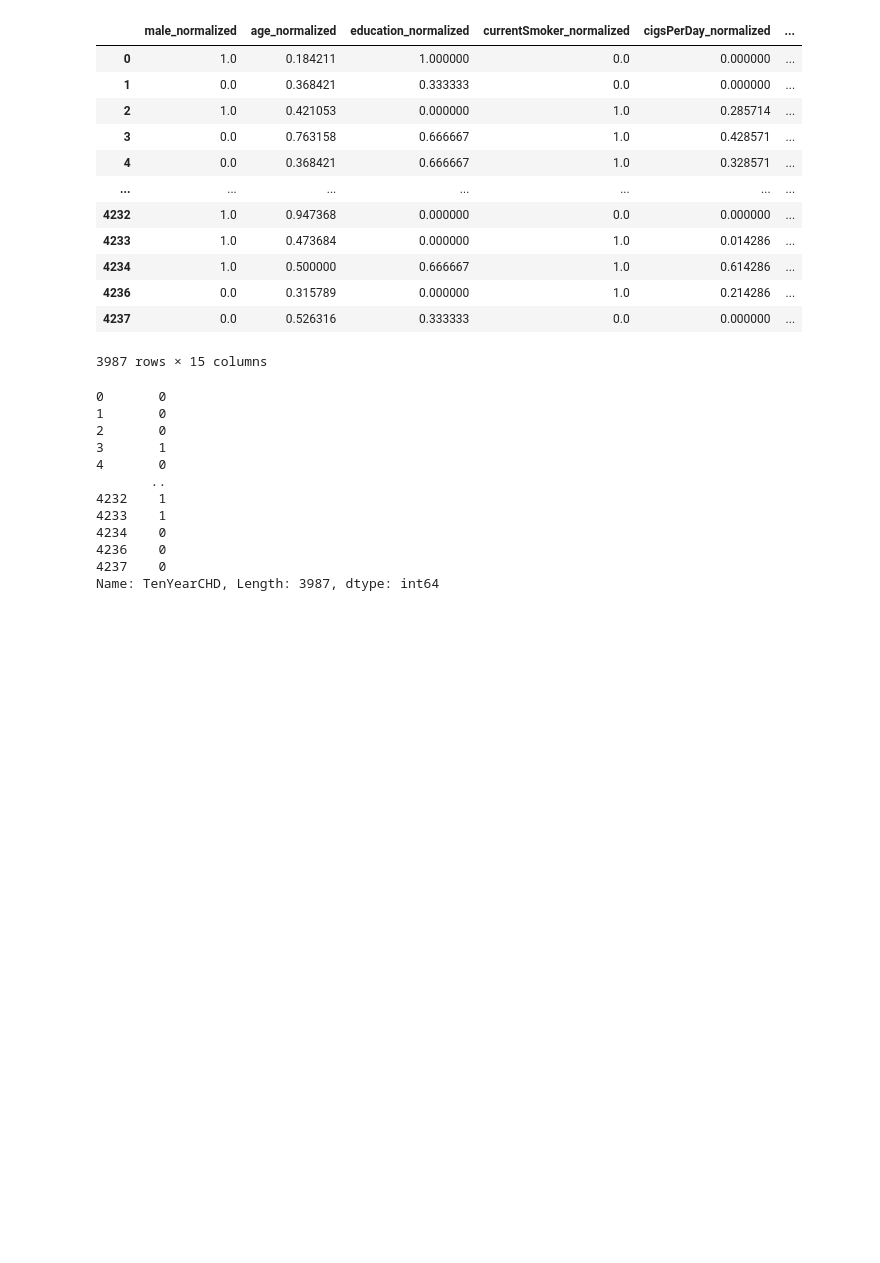
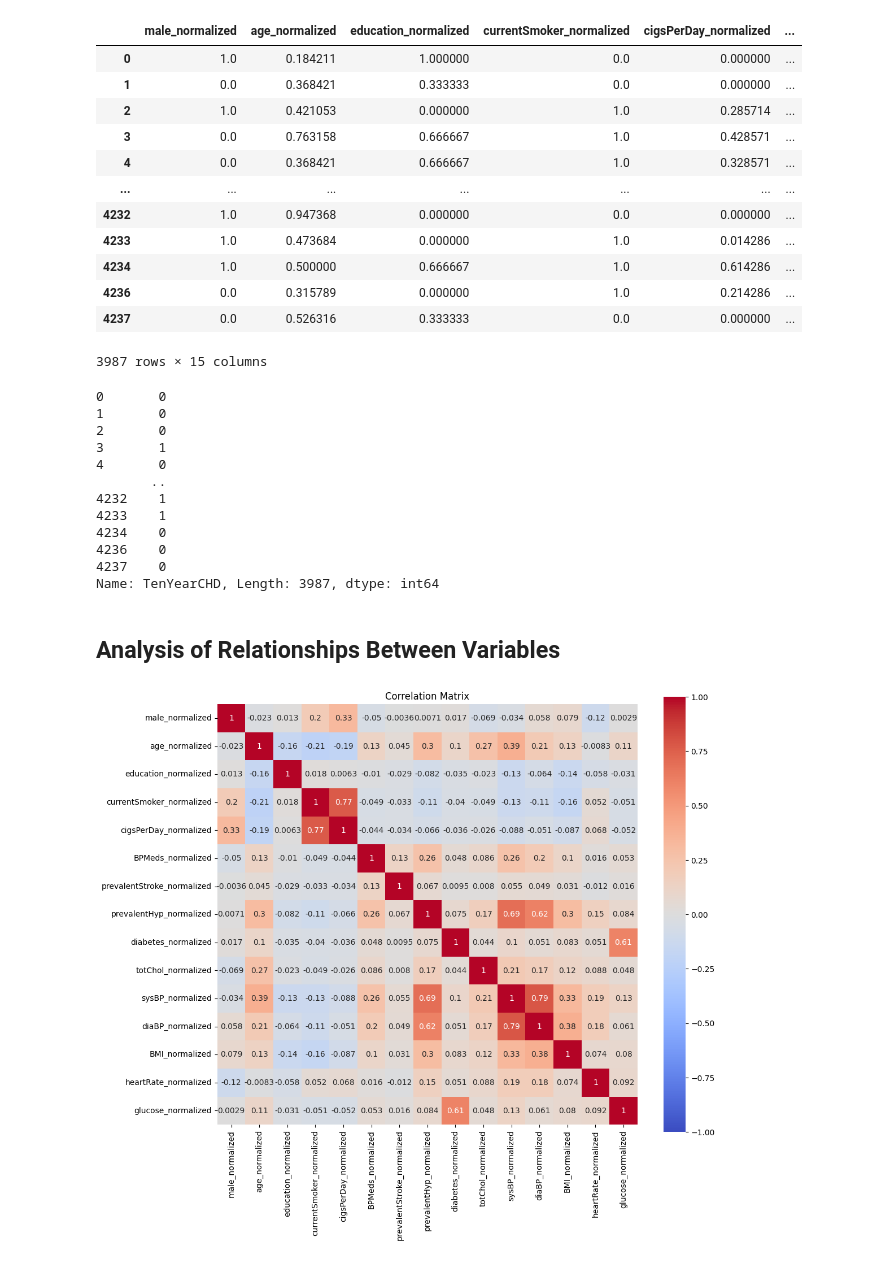
Before and after one commit to Mnr04/Kaggle_Projects, a Jupyter notebook: Predict_Heart_Disease.ipynb, the cells around one changed output. Saved outputs shown, nothing was run; the diff lists cells and outputs as text; code cells hidden in the pictures; blank space fills up the shorter version.

```diff
--- a/Predict_Heart_Disease.ipynb
+++ b/Predict_Heart_Disease.ipynb
@@ -286,3 +287,16 @@ y
 4236    0
 4237    0
 Name: TenYearCHD, Length: 3987, dtype: int64
+# %% [markdown]
+## Analysis of Relationships Between Variables
+# %%
+# Calculate the correlation matrix
+correlation_matrix = X.corr()
+# %%
+# Display the correlation matrix with a heatmap
+plt.figure(figsize=(12, 10))
+sns.heatmap(correlation_matrix, annot=True, cmap='coolwarm', vmin=-1, vmax=1, square=True)
+plt.title('Correlation Matrix')
+plt.show()
+# %% [output]
+[figure, added]
```
Also changed, not shown: parts of 13 cells of this notebook.
